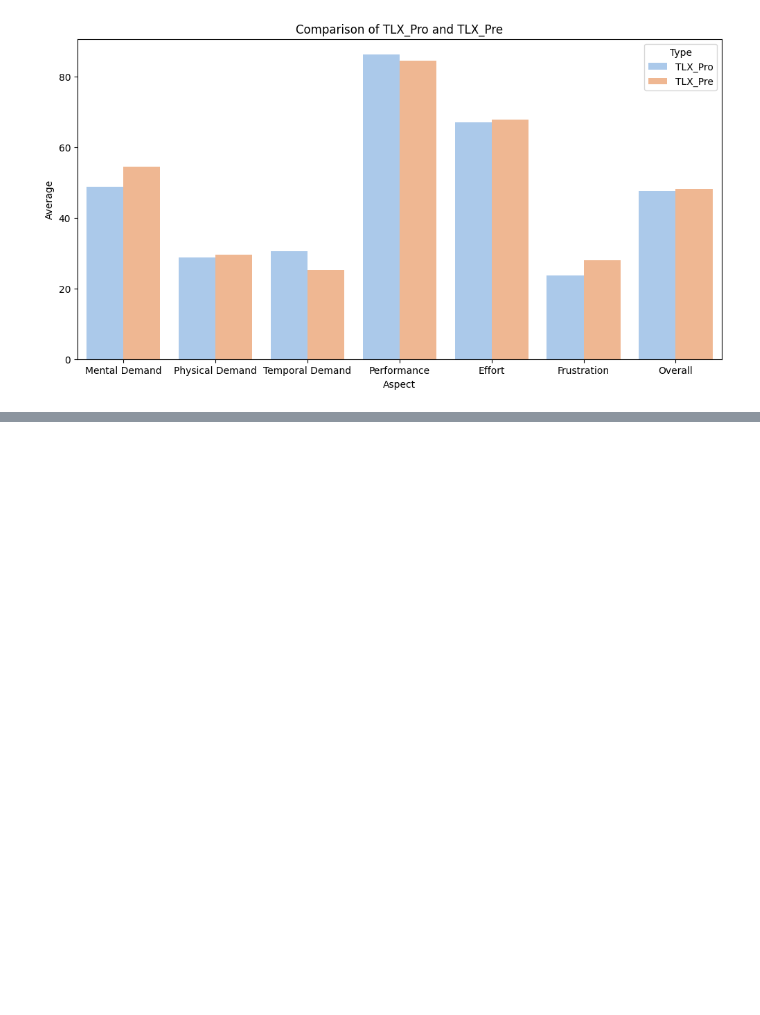
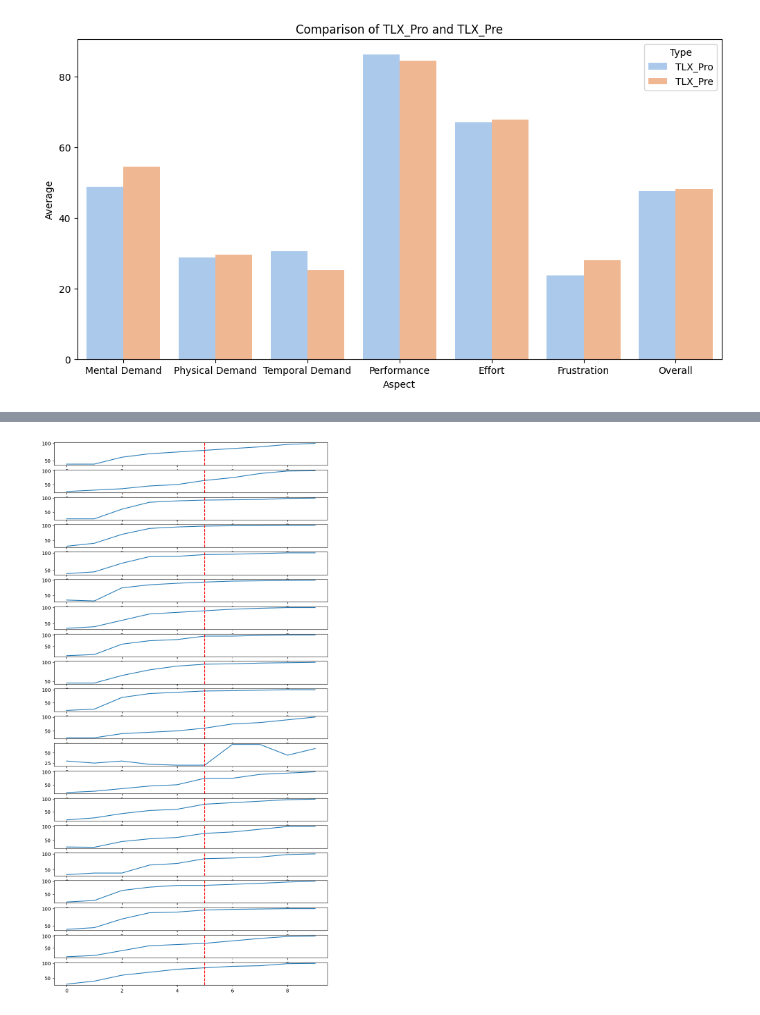
Before and after one commit to HangYu8123/Online_study_website, a Jupyter notebook: data/data_analysis.ipynb, the cells around one changed output, grey strips where cells are left out. Saved outputs shown, nothing was run; the diff lists cells and outputs as text; code cells hidden in the pictures; blank space fills up the shorter version.

```diff
--- a/data/data_analysis.ipynb
+++ b/data/data_analysis.ipynb
@@ -427,0 +478,34 @@ invalid value encountered in divide
+# %%
+import matplotlib.pyplot as plt
+import numpy as np
+import ruptures as rpt
+
+# your 2D data
+data = pouring_pro
+
+n_users = data.shape[0]  # Number of users
+
+# Create a figure with 20 subplots (one for each user)
+fig, axs = plt.subplots(n_users, 1, figsize=(10, 1*n_users))
+
+# Loop over each user's data in the 2D array
+for i in range(n_users):
+    # Get the current user's data
+    current_data = data[i]
+
+    # Define the algorithm
+    algo = rpt.BottomUp(model="l2").fit(current_data)
+
+    # Compute the change points
+    breakpoints = algo.predict(pen=10)
+
+    # Plot the data on its subplot
+    axs[i].plot(current_data)
+    axs[i].axvline(x = breakpoints[:-1], color='red', linestyle='--')
+    # Add vertical lines for the breakpoints on its subplot
+    # for bp in breakpoints[:-1]:  # the last breakpoint is the end of the data
+    #     axs[i].axvline(x=bp, color='red')
+
+plt.show()
+# %% [output]
+[figure, added]
```
Also changed, not shown: parts of 15 cells of this notebook.
